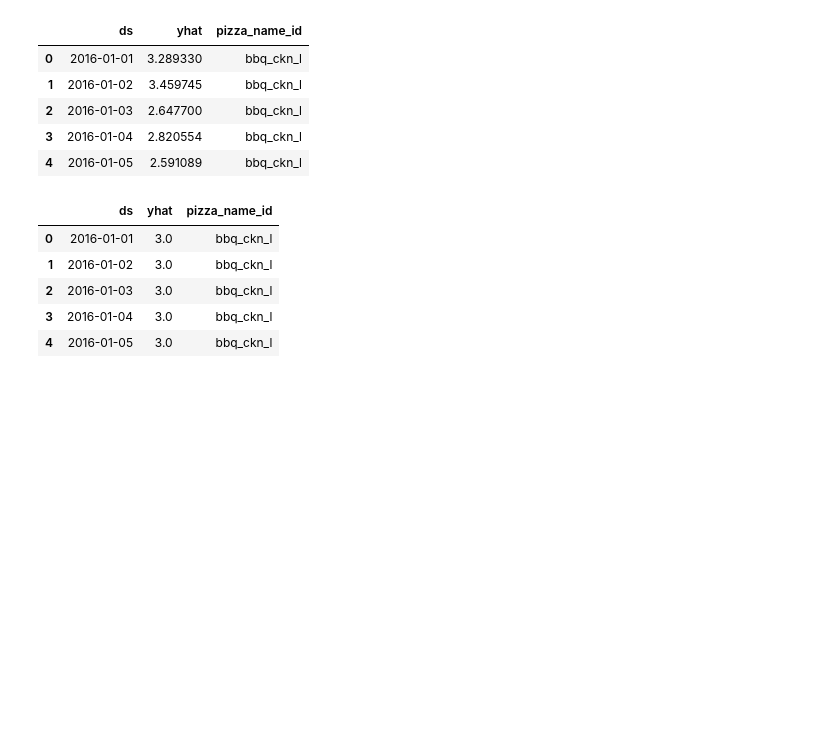
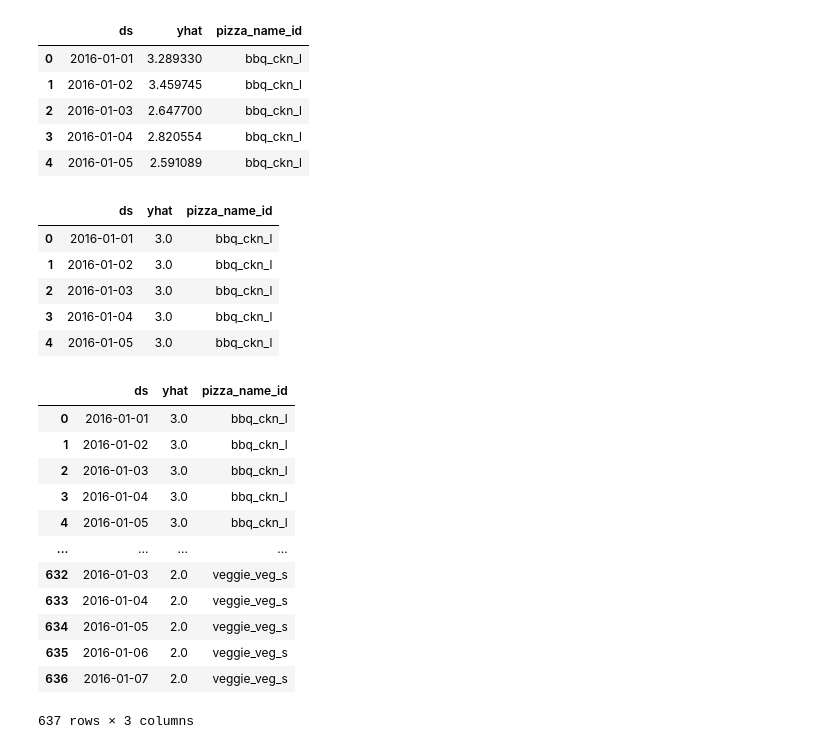
Before and after one commit to parivallalShanmugam/Dominos_Predictive_Purchase_Order-System, a Jupyter notebook: ananth.ipynb, the cells around one changed output. Cells and saved outputs as stored; diff of their text form; code cells hidden in the pictures; blank space fills up the shorter version.

```diff
--- a/ananth.ipynb
+++ b/ananth.ipynb
@@ -174,3 +174,19 @@ df_forecast_all.head()
 | 2 | 2016-01-03 | 3.0 | bbq_ckn_l |
 | 3 | 2016-01-04 | 3.0 | bbq_ckn_l |
 | 4 | 2016-01-05 | 3.0 | bbq_ckn_l |
+# %%
+df_forecast_all
+# %% [output]
+|  | ds | yhat | pizza_name_id |
+| 0 | 2016-01-01 | 3.0 | bbq_ckn_l |
+| 1 | 2016-01-02 | 3.0 | bbq_ckn_l |
+| 2 | 2016-01-03 | 3.0 | bbq_ckn_l |
+| 3 | 2016-01-04 | 3.0 | bbq_ckn_l |
+| 4 | 2016-01-05 | 3.0 | bbq_ckn_l |
+| ... | ... | ... | ... |
+| 632 | 2016-01-03 | 2.0 | veggie_veg_s |
+| 633 | 2016-01-04 | 2.0 | veggie_veg_s |
+| 634 | 2016-01-05 | 2.0 | veggie_veg_s |
+| 635 | 2016-01-06 | 2.0 | veggie_veg_s |
+| 636 | 2016-01-07 | 2.0 | veggie_veg_s |
+637 rows × 3 columns
```
Also changed, not shown: parts of 2 cells of this notebook.
